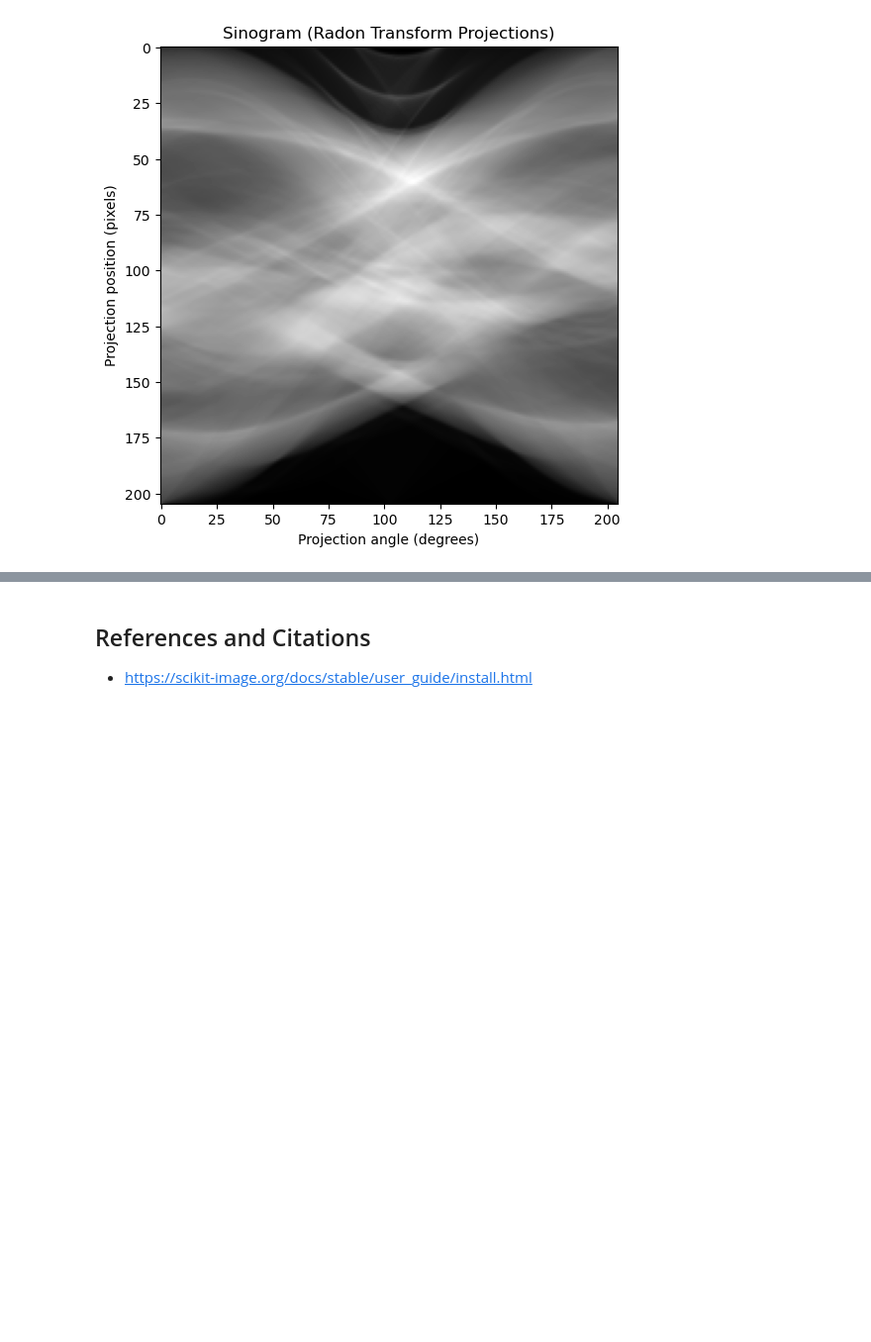
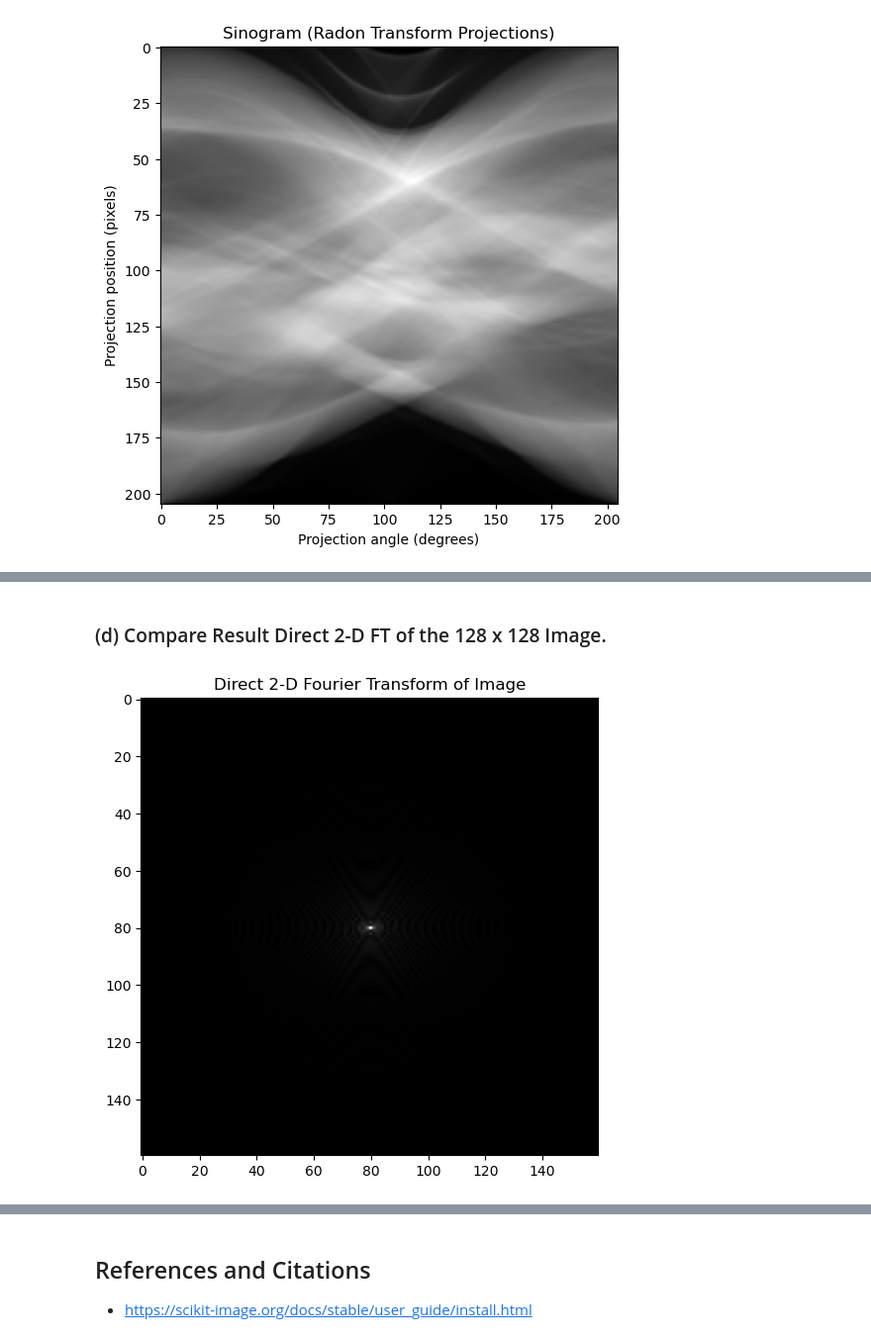
Before and after one commit to egunadi/bme527-hw4, a Jupyter notebook: notebook/Gunadi_Eben_HW4.ipynb, the cells around one changed output, grey strips where cells are left out. Shown at 99% size. Drawn from its saved outputs; the diff is of its cells as text; code cells hidden in the pictures; blank space fills up the shorter version.

```diff
--- a/notebook/Gunadi_Eben_HW4.ipynb
+++ b/notebook/Gunadi_Eben_HW4.ipynb
@@ -112,0 +93,13 @@ plt.show()
+# %% [markdown]
+### (d) Compare Result Direct 2-D FT of the 128 x 128 Image.
+# %%
+# Directly apply 2-D Fourier Transform to the image
+image_fft = np.fft.fftshift(np.fft.fft2(image))
+
+# Plot the magnitude of the 2-D Fourier Transform
+plt.figure(figsize=(6, 6))
+plt.imshow(np.abs(image_fft), cmap='gray')
+plt.title('Direct 2-D Fourier Transform of Image')
+plt.show()
+# %% [output]
+[figure, added]
```
Also changed, not shown: parts of 11 cells of this notebook, 1 other file.
